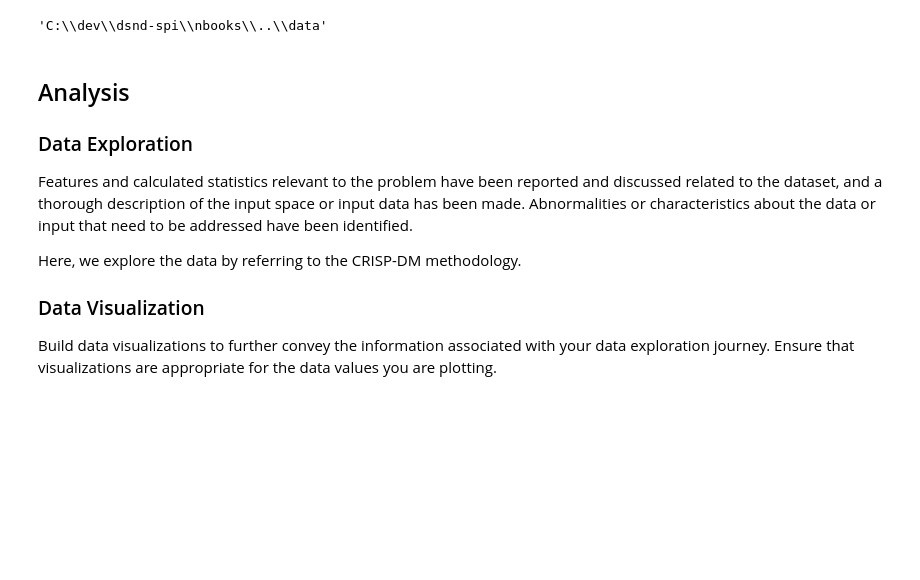
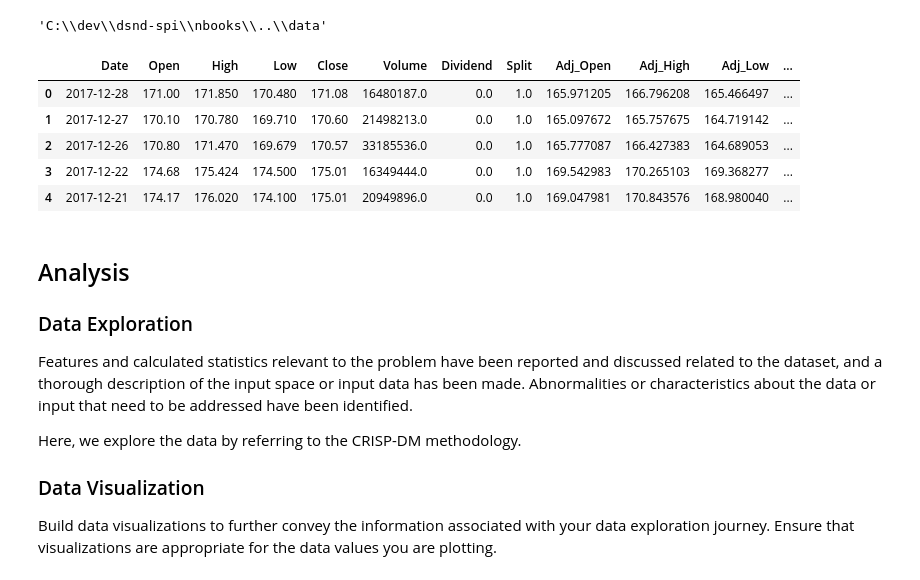
Before and after one commit to claudiocmp/dsnd-spi, a Jupyter notebook: nbooks/03_project.ipynb, the cells around one changed output. Saved outputs shown, nothing was run; the diff lists cells and outputs as text; code cells hidden in the pictures; blank space fills up the shorter version.

```diff
--- a/nbooks/03_project.ipynb
+++ b/nbooks/03_project.ipynb
@@ -47,6 +58,18 @@ dataset_fn = "dataset.csv"
 data_folder
 # %% [output]
 'C:\\dev\\dsnd-spi\\nbooks\\..\\data'
+# %%
+df = pd.read_csv(os.path.join(data_folder,dataset_fn), parse_dates=['Date'], index_col='Unnamed: 0',)
+with open(os.path.join(data_folder,tickers_fn)) as f:
+    tickers = json.load(f)
+df.head()
+# %% [output]
+|  | Date | Open | High | Low | Close | Volume | Dividend | Split | Adj_Open | Adj_High | Adj_Low | ... |
+| 0 | 2017-12-28 | 171.00 | 171.850 | 170.480 | 171.08 | 16480187.0 | 0.0 | 1.0 | 165.971205 | 166.796208 | 165.466497 | ... |
+| 1 | 2017-12-27 | 170.10 | 170.780 | 169.710 | 170.60 | 21498213.0 | 0.0 | 1.0 | 165.097672 | 165.757675 | 164.719142 | ... |
+| 2 | 2017-12-26 | 170.80 | 171.470 | 169.679 | 170.57 | 33185536.0 | 0.0 | 1.0 | 165.777087 | 166.427383 | 164.689053 | ... |
+| 3 | 2017-12-22 | 174.68 | 175.424 | 174.500 | 175.01 | 16349444.0 | 0.0 | 1.0 | 169.542983 | 170.265103 | 169.368277 | ... |
+| 4 | 2017-12-21 | 174.17 | 176.020 | 174.100 | 175.01 | 20949896.0 | 0.0 | 1.0 | 169.047981 | 170.843576 | 168.980040 | ... |
 # %% [markdown]
 ## Analysis
 
```
Also changed, not shown: parts of 9 cells of this notebook.
